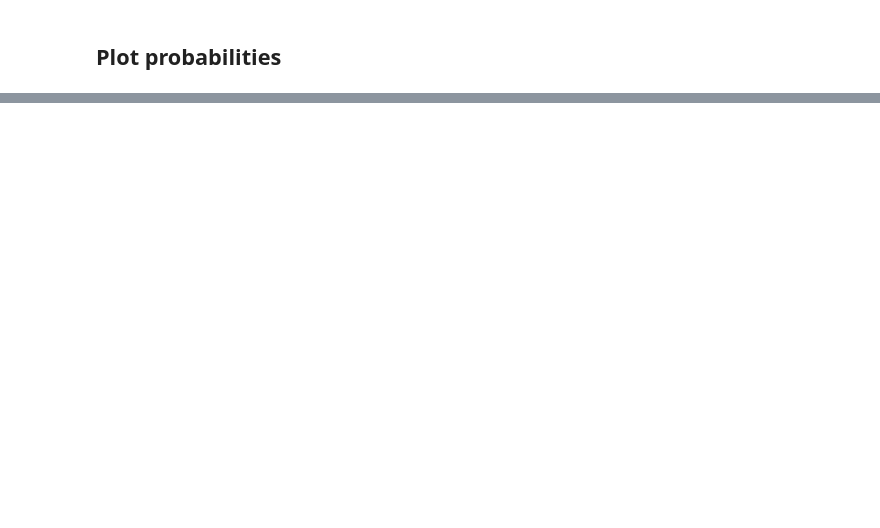
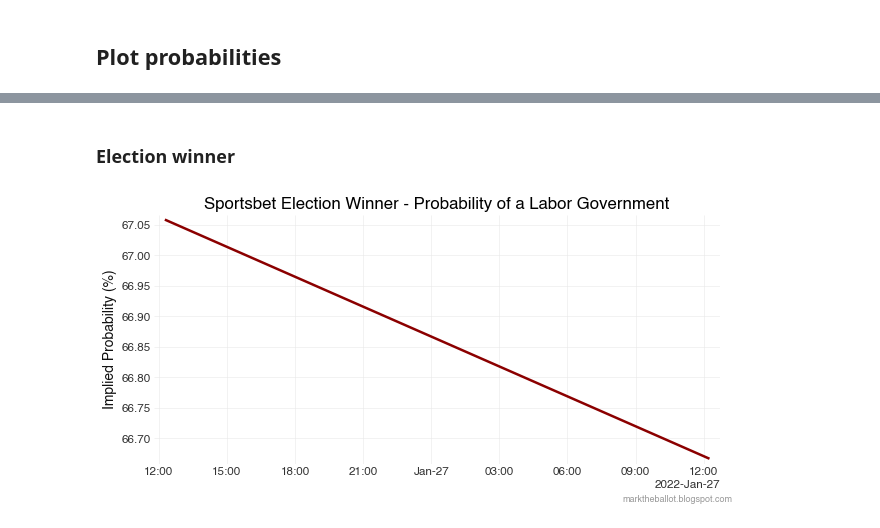
Before and after one commit to bpalmer4/Australian-Federal-Election-2022, a Jupyter notebook: notebooks/Betting markets - chart election winner at sportsbet.ipynb, the cells around one changed output, grey strips where cells are left out. Saved outputs shown, nothing was run; the diff lists cells and outputs as text; code cells hidden in the pictures; blank space fills up the shorter version.

```diff
--- a/notebooks/Betting markets - chart election winner at sportsbet.ipynb
+++ b/notebooks/Betting markets - chart election winner at sportsbet.ipynb
@@ -103,0 +134,6 @@ common.plot_finalise(ax, title=title, ylabel='Probability')
+# %% [markdown]
+### Election winner
+# %%
+chart_labor(probs_ew, title='Sportsbet Election Winner - Probability of a Labor Government')
+# %% [output]
+[figure, added]
```
Also changed, not shown: parts of 13 cells of this notebook, 4 other files.
